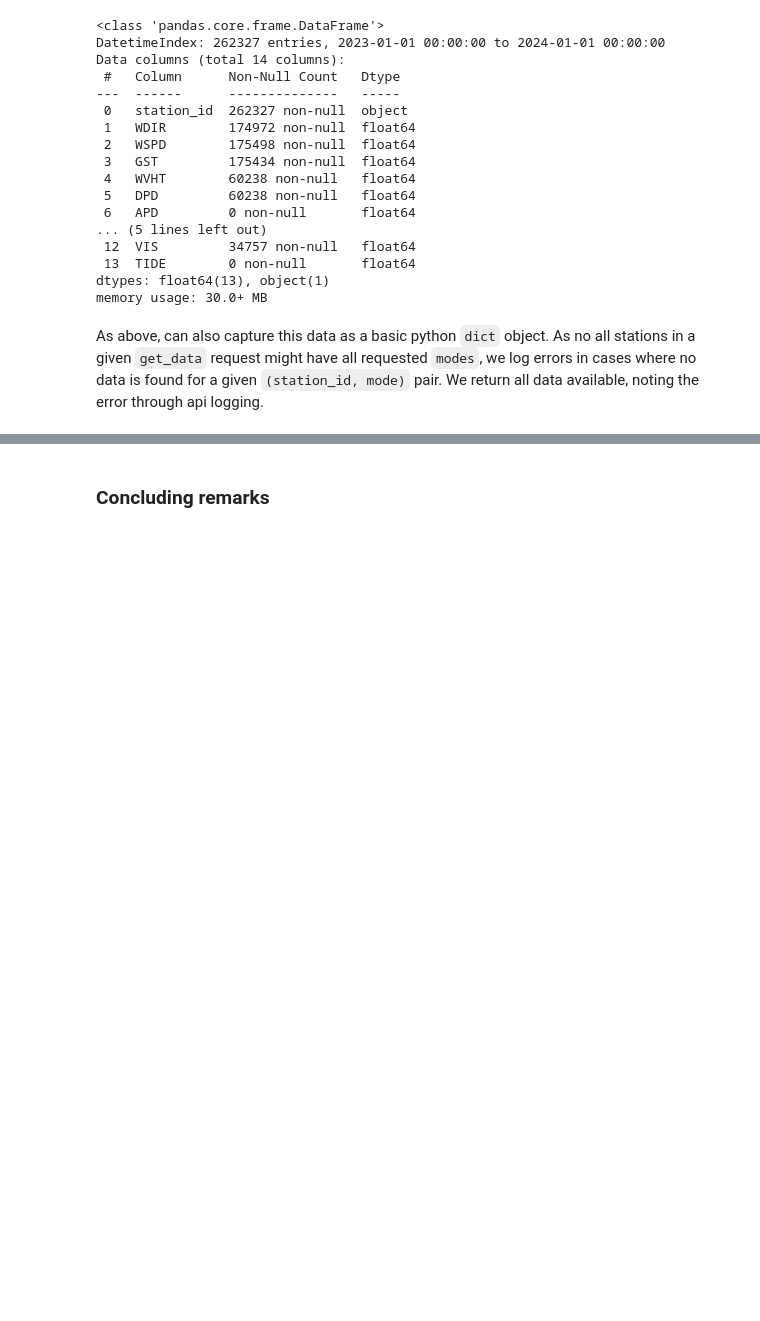
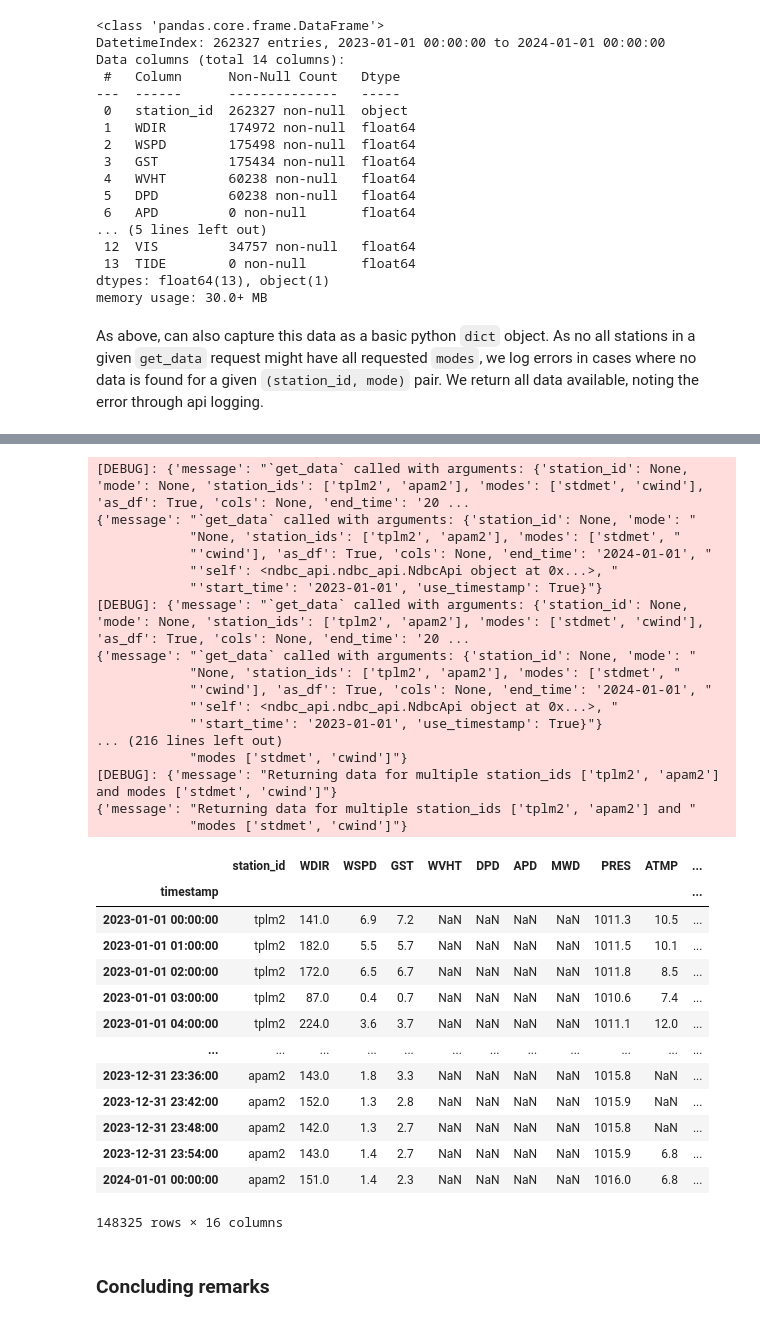
Before and after one commit to CDJellen/ndbc-api, a Jupyter notebook: notebooks/overview.ipynb, the cells around one changed output, grey strips where cells are left out. Drawn from its saved outputs; the diff is of its cells as text; code cells hidden in the pictures; blank space fills up the shorter version.

```diff
--- a/notebooks/overview.ipynb
+++ b/notebooks/overview.ipynb
@@ -349,3 +380,42 @@ Error:
+# %%
+api.get_data(
+    station_ids=['tplm2', 'apam2'],
+    modes=['stdmet', 'cwind'],  # cwind is not available for 'apam2' so we will log an error and continue
+    start_time='2023-01-01',
+    end_time='2024-01-01',
+)
+# %% [output]
+[DEBUG]: {'message': "`get_data` called with arguments: {'station_id': None, 'mode': None, 'station_ids': ['tplm2', 'apam2'], 'modes': ['stdmet', 'cwind'], 'as_df': True, 'cols': None, 'end_time': '20 ...
+{'message': "`get_data` called with arguments: {'station_id': None, 'mode': "
+            "None, 'station_ids': ['tplm2', 'apam2'], 'modes': ['stdmet', "
+            "'cwind'], 'as_df': True, 'cols': None, 'end_time': '2024-01-01', "
+            "'self': <ndbc_api.ndbc_api.NdbcApi object at 0x...>, "
+            "'start_time': '2023-01-01', 'use_timestamp': True}"}
+[DEBUG]: {'message': "`get_data` called with arguments: {'station_id': None, 'mode': None, 'station_ids': ['tplm2', 'apam2'], 'modes': ['stdmet', 'cwind'], 'as_df': True, 'cols': None, 'end_time': '20 ...
+{'message': "`get_data` called with arguments: {'station_id': None, 'mode': "
+            "None, 'station_ids': ['tplm2', 'apam2'], 'modes': ['stdmet', "
+            "'cwind'], 'as_df': True, 'cols': None, 'end_time': '2024-01-01', "
+            "'self': <ndbc_api.ndbc_api.NdbcApi object at 0x...>, "
+            "'start_time': '2023-01-01', 'use_timestamp': True}"}
+... (216 lines left out)
+            "modes ['stdmet', 'cwind']"}
+[DEBUG]: {'message': "Returning data for multiple station_ids ['tplm2', 'apam2'] and modes ['stdmet', 'cwind']"}
+{'message': "Returning data for multiple station_ids ['tplm2', 'apam2'] and "
+            "modes ['stdmet', 'cwind']"}
+|  | station_id | WDIR | WSPD | GST | WVHT | DPD | APD | MWD | PRES | ATMP | ... |
+| timestamp |  |  |  |  |  |  |  |  |  |  | ... |
+| 2023-01-01 00:00:00 | tplm2 | 141.0 | 6.9 | 7.2 | NaN | NaN | NaN | NaN | 1011.3 | 10.5 | ... |
+| 2023-01-01 01:00:00 | tplm2 | 182.0 | 5.5 | 5.7 | NaN | NaN | NaN | NaN | 1011.5 | 10.1 | ... |
+| 2023-01-01 02:00:00 | tplm2 | 172.0 | 6.5 | 6.7 | NaN | NaN | NaN | NaN | 1011.8 | 8.5 | ... |
+| 2023-01-01 03:00:00 | tplm2 | 87.0 | 0.4 | 0.7 | NaN | NaN | NaN | NaN | 1010.6 | 7.4 | ... |
+| 2023-01-01 04:00:00 | tplm2 | 224.0 | 3.6 | 3.7 | NaN | NaN | NaN | NaN | 1011.1 | 12.0 | ... |
+| ... | ... | ... | ... | ... | ... | ... | ... | ... | ... | ... | ... |
+| 2023-12-31 23:36:00 | apam2 | 143.0 | 1.8 | 3.3 | NaN | NaN | NaN | NaN | 1015.8 | NaN | ... |
+| 2023-12-31 23:42:00 | apam2 | 152.0 | 1.3 | 2.8 | NaN | NaN | NaN | NaN | 1015.9 | NaN | ... |
+| 2023-12-31 23:48:00 | apam2 | 142.0 | 1.3 | 2.7 | NaN | NaN | NaN | NaN | 1015.8 | NaN | ... |
+| 2023-12-31 23:54:00 | apam2 | 143.0 | 1.4 | 2.7 | NaN | NaN | NaN | NaN | 1015.9 | 6.8 | ... |
+| 2024-01-01 00:00:00 | apam2 | 151.0 | 1.4 | 2.3 | NaN | NaN | NaN | NaN | 1016.0 | 6.8 | ... |
+148325 rows × 16 columns
 # %% [markdown]
 ### Concluding remarks
 # %% [markdown]
```
Also changed, not shown: parts of 7 cells of this notebook, 4 other files.
